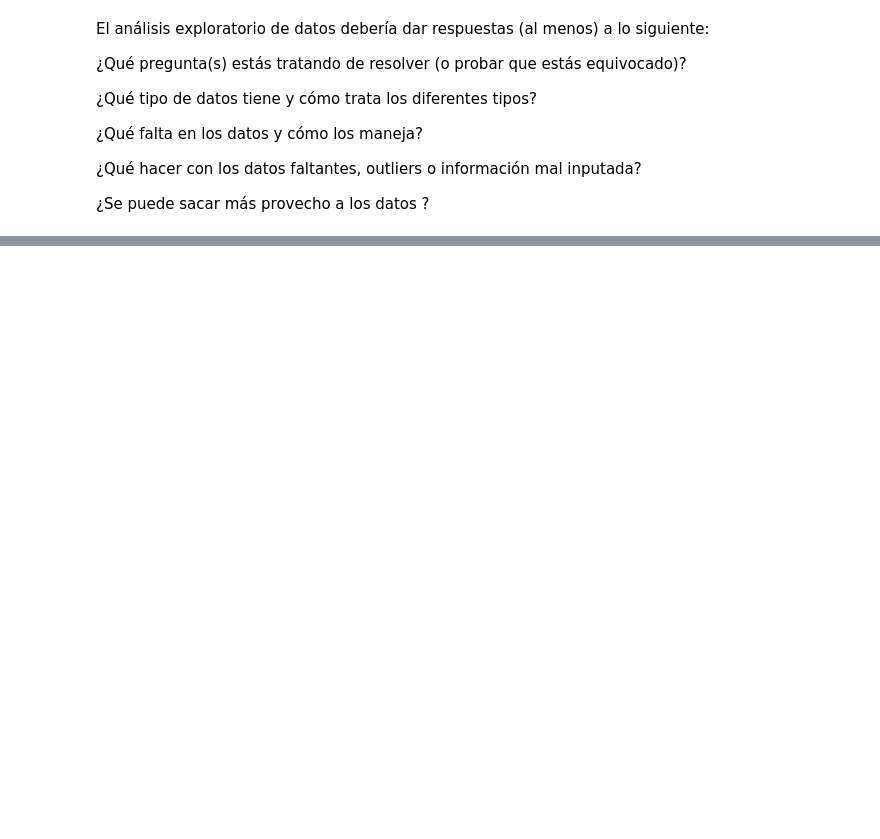
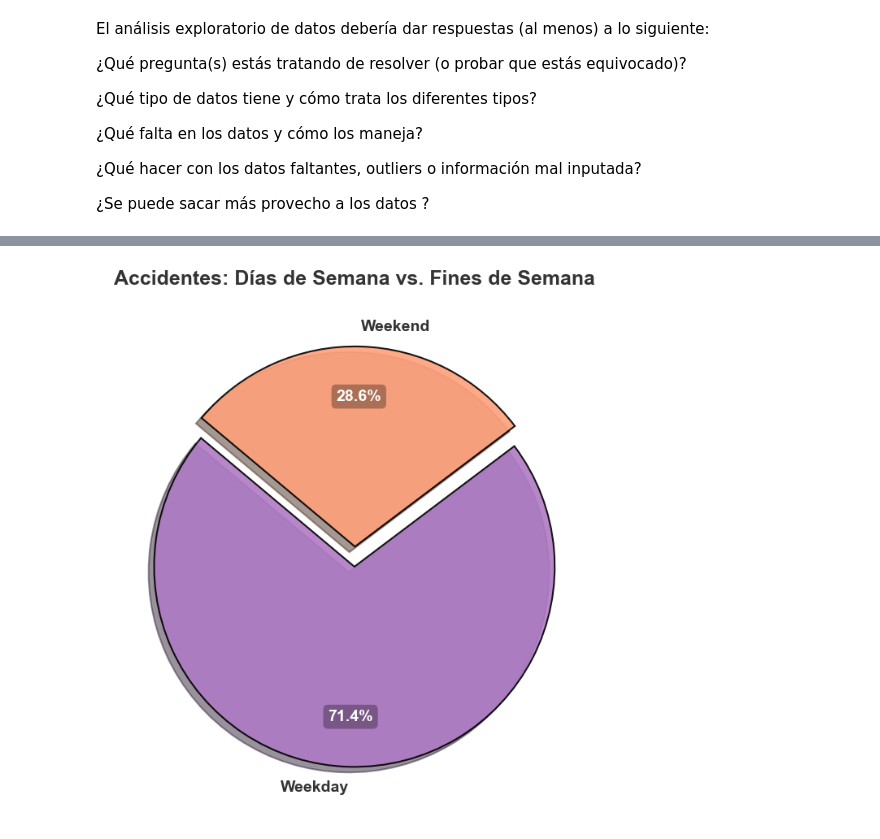
Before and after one commit to ntlg72/ETL-Global-Road-Accidents, a Jupyter notebook: notebooks/001_eda.ipynb, the cells around one changed output, grey strips where cells are left out. Cells and saved outputs as stored; diff of their text form; code cells hidden in the pictures; blank space fills up the shorter version.

```diff
--- a/notebooks/001_eda.ipynb
+++ b/notebooks/001_eda.ipynb
@@ -158,0 +359,54 @@ El análisis exploratorio de datos debería dar respuestas (al menos) a lo sigui
+# %%
+weekdays = ["Monday", "Tuesday", "Wednesday", "Thursday", "Friday"]
+weekends = ["Saturday", "Sunday"]
+
+df["day_type"] = df["day_of_week"].apply(lambda x: "Weekday" if x in weekdays else "Weekend")
+# %%
+import matplotlib.pyplot as plt
+import seaborn as sns
+
+# Establecer estilo
+sns.set_style("white")
+
+# Contar la cantidad de accidentes en días de semana vs. fines de semana
+accidents_count = df["day_type"].value_counts()
+
+# NUEVA paleta de colores vibrantes
+colors = ["#af7ac5", "#FFA07A"]  # Amarillo cálido para weekdays, azul profundo para weekends
+explode = (0.02, 0.08)  # Pequeña separación para destacar los fines de semana
+
+# Crear la figura
+fig, ax = plt.subplots(figsize=(8, 8))
+wedges, texts, autotexts = ax.pie(
+    accidents_count,
+    labels=accidents_count.index,
+    autopct='%1.1f%%',
+    startangle=140,
+    colors=colors,
+    explode=explode,
+    shadow=True,
+    pctdistance=0.75,  # Acerca los porcentajes al centro
+    wedgeprops={'edgecolor': 'black', 'linewidth': 1.5, 'alpha': 0.9}  # Bordes sutiles y estilizados
+)
+
+# Mejorar etiquetas
+for text in texts:
+    text.set_fontsize(14)
+    text.set_fontweight("bold")
+    text.set_color("#333")  # Color oscuro para contraste
+
+# Mejorar porcentajes con fondo oscuro translúcido
+for autotext in autotexts:
+    autotext.set_fontsize(14)
+    autotext.set_fontweight("bold")
+    autotext.set_color("white")
+    autotext.set_bbox(dict(facecolor='black', alpha=0.3, edgecolor='none', boxstyle="round,pad=0.3"))
+
+
+# Título estilizado
+plt.title("Accidentes: Días de Semana vs. Fines de Semana", fontsize=18, fontweight="bold", pad=25, color="#333")
+
+# Mostrar gráfico
+plt.show()
+# %% [output]
+[figure, added]
```
Also changed, not shown: parts of 12 cells of this notebook, 2 other files.
